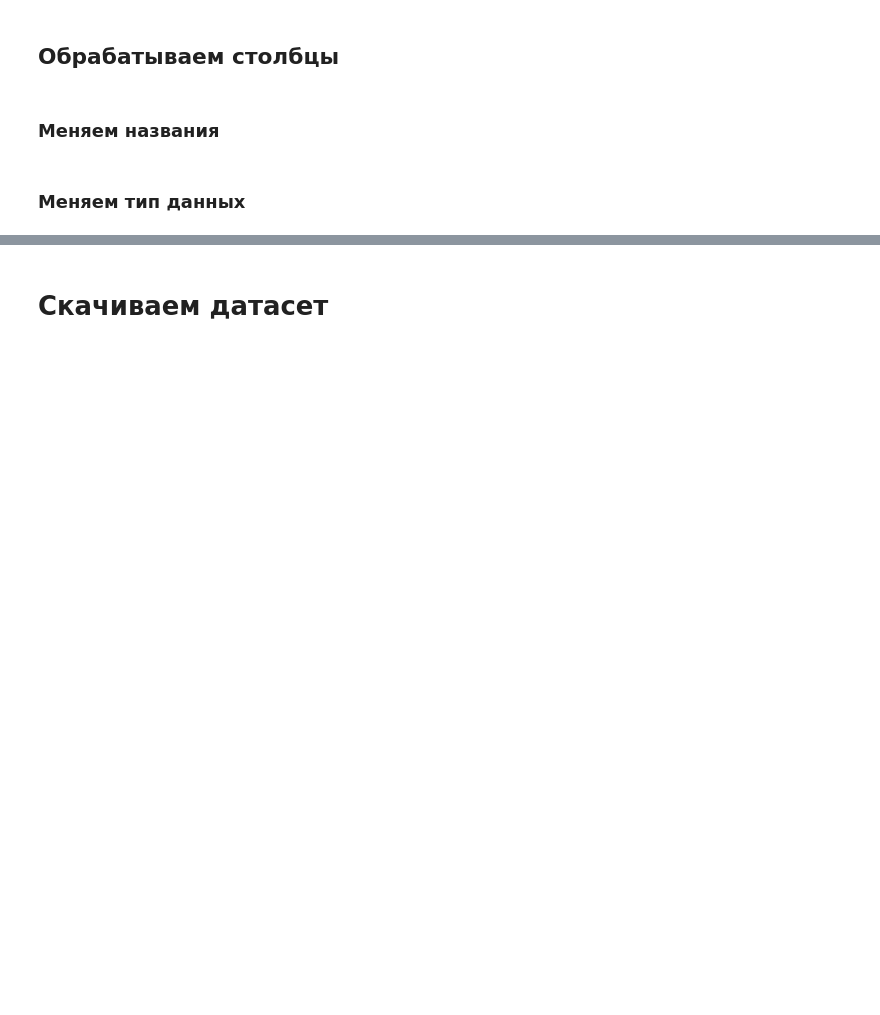
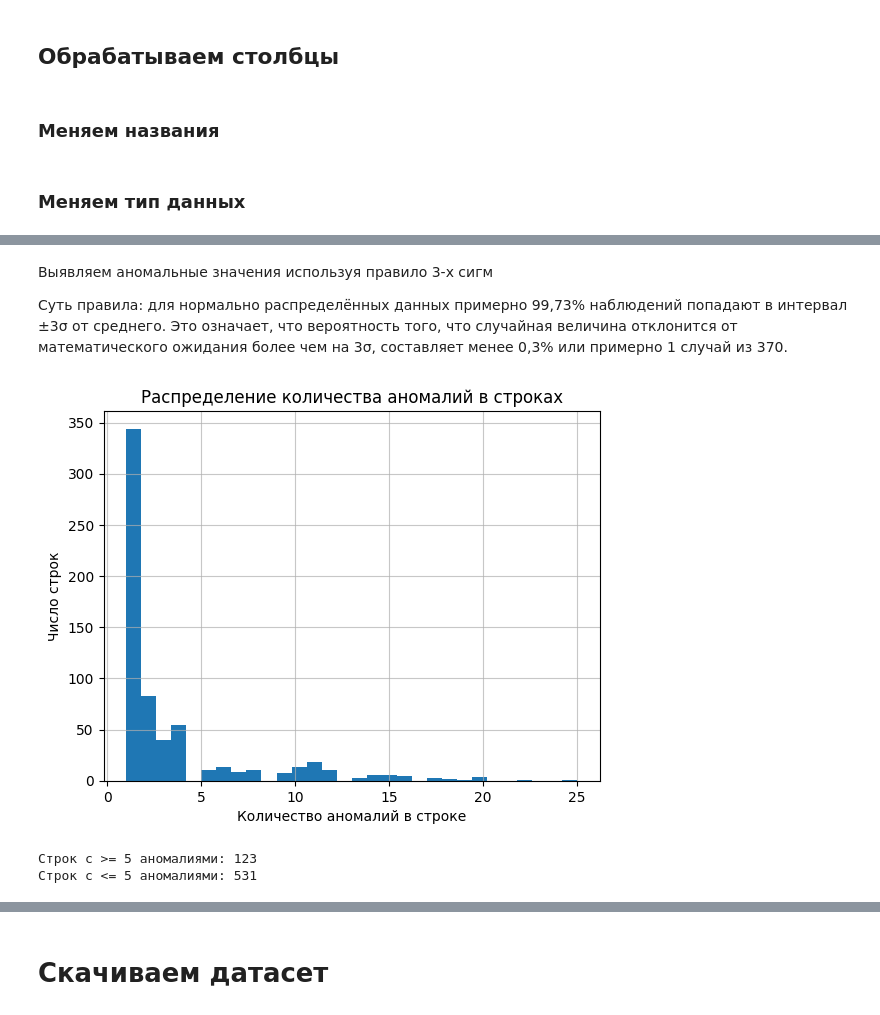
Before and after one commit to notKguin/MMK-Informservice, a Jupyter notebook: final_project/project/ML_intensive_final_project_cleaned.ipynb, the cells around one changed output, grey strips where cells are left out. Drawn from its saved outputs; the diff is of its cells as text; code cells hidden in the pictures; blank space fills up the shorter version.

```diff
--- a/final_project/project/ML_intensive_final_project_cleaned.ipynb
+++ b/final_project/project/ML_intensive_final_project_cleaned.ipynb
@@ -217,6 +213,7 @@ df = df.rename(columns={
     'Уровень засыпи (север) ( м )': 'Уровень засыпи (север) (м)',
     'Уровень засыпи (юг) ( м )': 'Уровень засыпи (юг) (м)',
     'Содержание N2 в колошниковом газе ( % )': 'N₂ в колошниковом газе (%)',
+    'Вода на газоочистку.Расход ( м?/час )': 'Вода на газоочистку. Расход (м³/ч)',
     'Вода на охлаждение.Водовод 1.Расход ( м?/час )': 'Вода на охлаждение. Водовод 1. Расход (м³/ч)',
     'Вода на охлаждение.Водовод 2.Расход ( м?/час )': 'Вода на охлаждение. Водовод 2. Расход (м³/ч)',
     'Вода на охлаждение.Водовод 3.Расход ( м?/час )': 'Вода на охлаждение. Водовод 3. Расход (м³/ч)',
@@ -225,7 +222,7 @@ df = df.rename(columns={
     'Шлак.Al2O3': 'Шлак.Al₂O₃',
     'Шлак.SiO2': 'Шлак.SiO₂',
     'Шлак.TiO2': 'Шлак.TiO₂',
-    'updp': 'упдп',
+    'updp': 'УПДП',
     'кокс +80': 'Кокс +80 мм',
     'кокс -25': 'Кокс -25 мм',
     'кокс 40-25': 'Кокс 40-25 мм',
@@ -271,0 +283,4 @@ df[['Колошниковый газ (CO₂)', 'Колошниковый газ
+# %%
+stats_list = []
+low_fill_columns = []
+anomalies_df = pd.DataFrame()
@@ -271,0 +324,9 @@ df[['Колошниковый газ (CO₂)', 'Колошниковый газ
+# %%
+stats_df = pd.DataFrame(stats_list)
+low_fill_df = pd.DataFrame(low_fill_columns)
+anomalies_df = anomalies_df.sort_index()
+anomalies_df = anomalies_df.groupby(anomalies_df.index).first()
+# %% [markdown]
+Выявляем аномальные значения используя правило 3-х сигм
+
+Суть правила: для нормально распределённых данных примерно 99,73% наблюдений попадают в интервал ±3σ от среднего. Это означает, что вероятность того, что случайная величина отклонится от математического ожидания более чем на 3σ, составляет менее 0,3% или примерно 1 случай из 370.
@@ -271,0 +341,16 @@ df[['Колошниковый газ (CO₂)', 'Колошниковый газ
+# %%
+anomalies_per_row = anomalies_df.notna().sum(axis=1)
+anomalies_per_row.plot(kind='hist', bins=30)
+plt.title("Распределение количества аномалий в строках")
+plt.xlabel("Количество аномалий в строке")
+plt.ylabel("Число строк")
+plt.grid(alpha=0.7)
+plt.show()
+# %% [output]
+[figure, added]
+# %%
+print(f"Строк с >= 5 аномалиями: {(anomalies_df.notna().sum(axis=1) >= 5).sum()}")
+print(f"Строк с <= 5 аномалиями: {(anomalies_df.notna().sum(axis=1) <= 5).sum()}")
+# %% [output]
+Строк с >= 5 аномалиями: 123
+Строк с <= 5 аномалиями: 531
```
Also changed, not shown: parts of 39 cells of this notebook.
